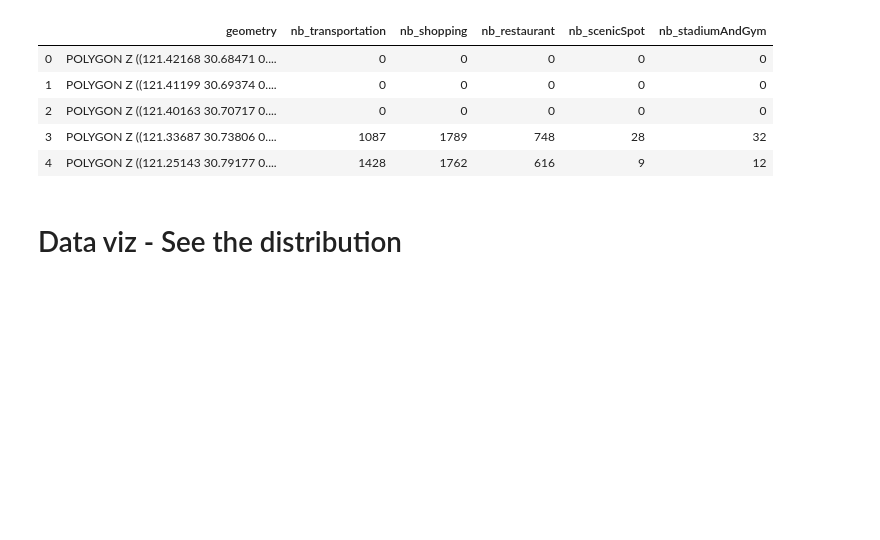
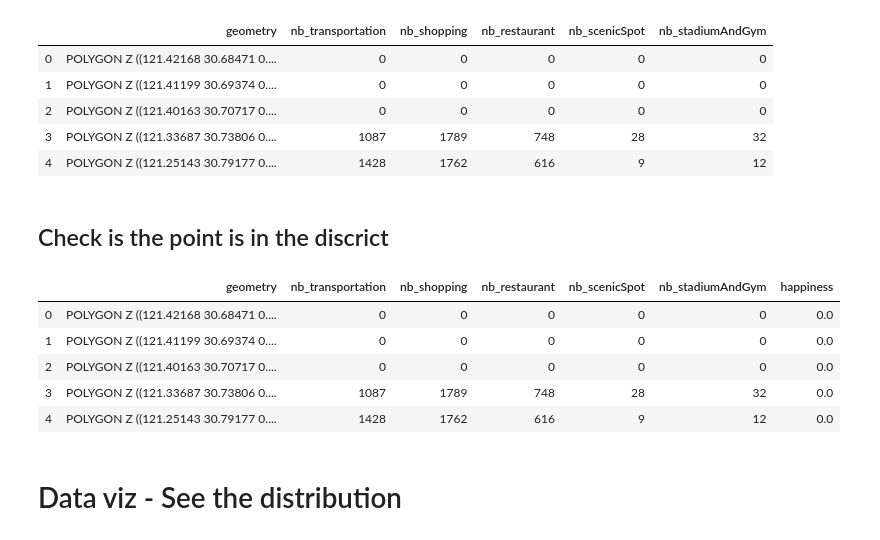
Before and after one commit to aureliecheng/US01, a Jupyter notebook: Project_Wellbeing/prediction.ipynb, the cells around one changed output. Cells and saved outputs as stored; diff of their text form; code cells hidden in the pictures; blank space fills up the shorter version.

```diff
--- a/Project_Wellbeing/prediction.ipynb
+++ b/Project_Wellbeing/prediction.ipynb
@@ -119,2 +133,31 @@ df_predict = df_
+# %% [markdown]
+## Check is the point is in the discrict
+# %%
+happiness = {}
+total = 0
+sum_happiness = 0
+for index, polygon in df_poi['geometry'].items():
+    for happy, point in zip(df_target['happiness'], df_target['geometry']):
+        if point.within(polygon) == True:
+            sum_happiness += happy
+            total += 1
+    if total != 0 :
+        happiness[index] = sum_happiness/total
+    else:
+        happiness[index] = 0
+    sum_mean = 0
+    total = 0
+# %%
+df_predict = df_poi.copy()
+# %%
+df_predict['happiness'] = happiness.values()
+df_predict.head()
+# %% [output]
+|  | geometry | nb_transportation | nb_shopping | nb_restaurant | nb_scenicSpot | nb_stadiumAndGym | happiness |
+| 0 | POLYGON Z ((121.42168 30.68471 0.... | 0 | 0 | 0 | 0 | 0 | 0.0 |
+| 1 | POLYGON Z ((121.41199 30.69374 0.... | 0 | 0 | 0 | 0 | 0 | 0.0 |
+| 2 | POLYGON Z ((121.40163 30.70717 0.... | 0 | 0 | 0 | 0 | 0 | 0.0 |
+| 3 | POLYGON Z ((121.33687 30.73806 0.... | 1087 | 1789 | 748 | 28 | 32 | 0.0 |
+| 4 | POLYGON Z ((121.25143 30.79177 0.... | 1428 | 1762 | 616 | 9 | 12 | 0.0 |
 # %% [markdown]
 # Data viz - See the distribution
```
Also changed, not shown: parts of 10 cells of this notebook.
